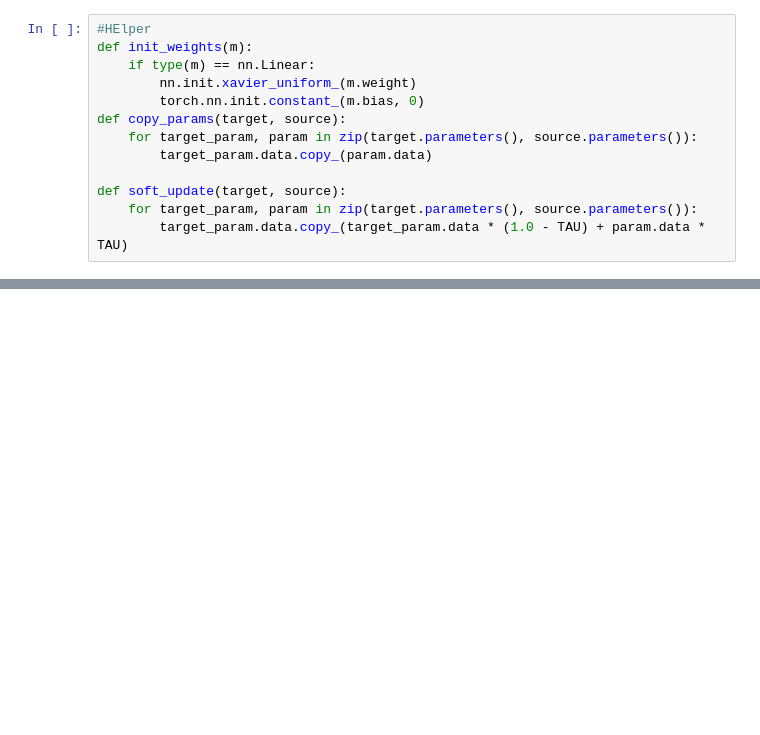
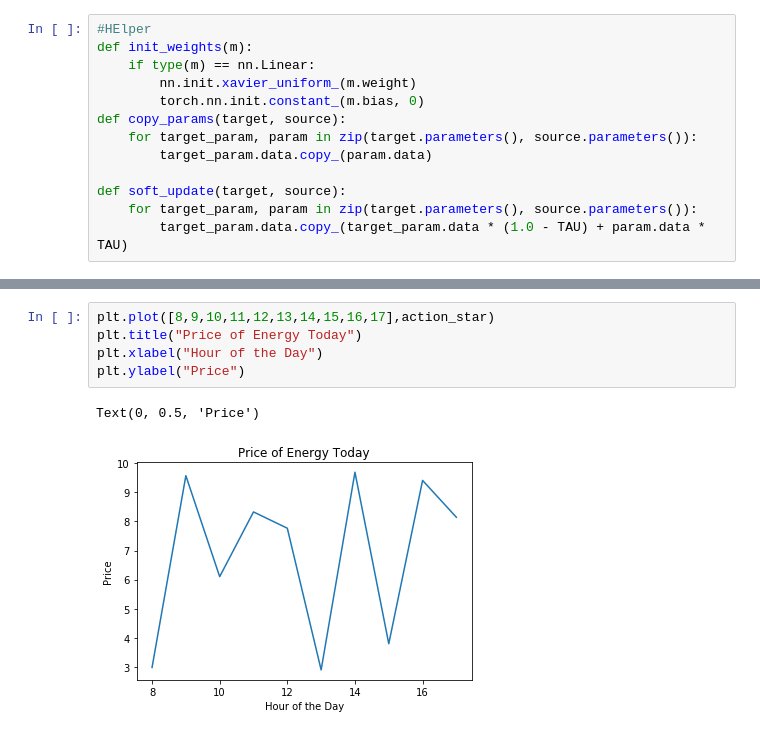
Before and after one commit to JPalakapilly/baselines, a Jupyter notebook: baselines/akash_baselines/SAC_V2.ipynb, the cells around one changed output, grey strips where cells are left out. Drawn from its saved outputs; the diff is of its cells as text; blank space fills up the shorter version.

```diff
--- a/baselines/akash_baselines/SAC_V2.ipynb
+++ b/baselines/akash_baselines/SAC_V2.ipynb
@@ -414,0 +958,8 @@ Text(0.5, 1.0, 'Price of Energy Today (SAC V3)')
+# %%
+plt.plot([8,9,10,11,12,13,14,15,16,17],action_star)
+plt.title("Price of Energy Today")
+plt.xlabel("Hour of the Day")
+plt.ylabel("Price")
+# %% [output]
+Text(0, 0.5, 'Price')
+[figure, added]
```
Also changed, not shown: parts of 20 cells of this notebook, 2 other files.
